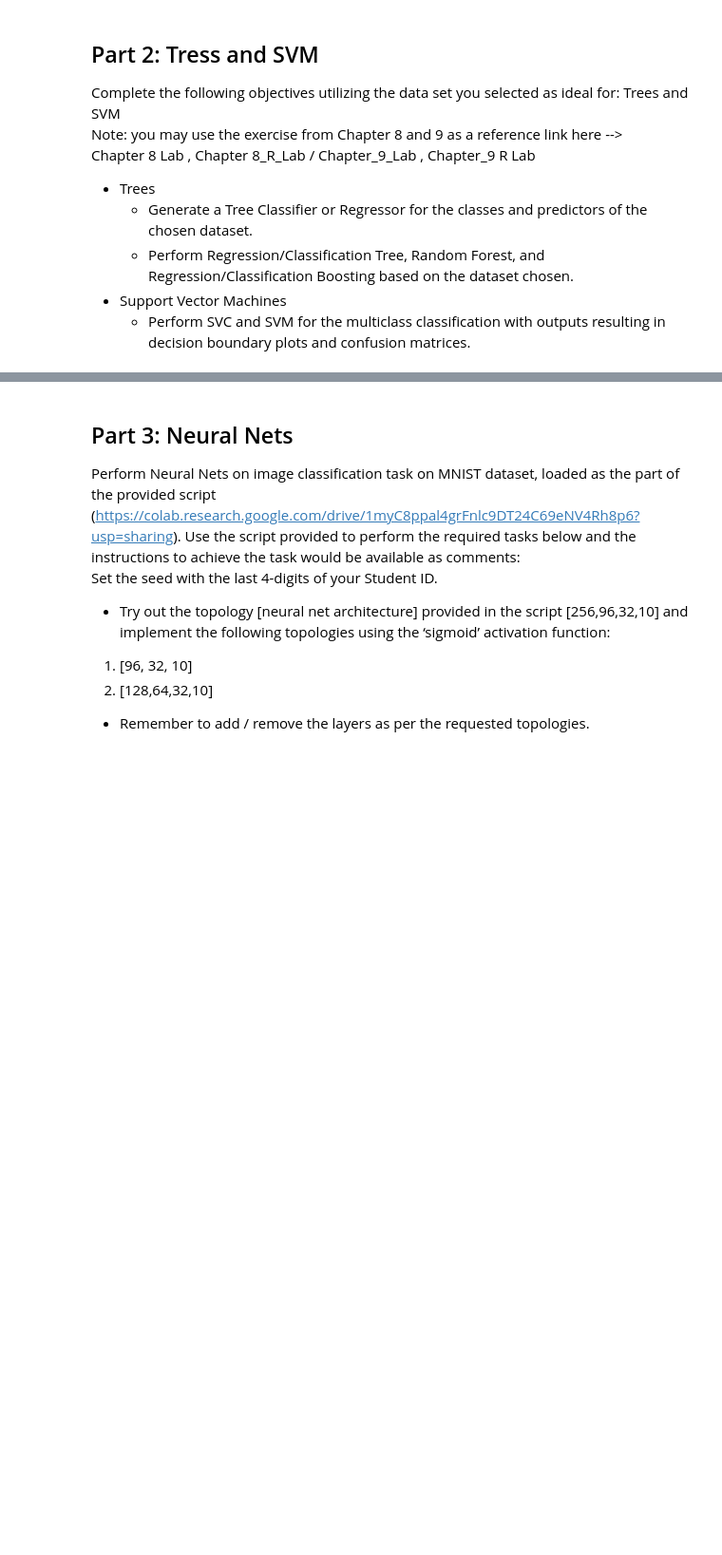
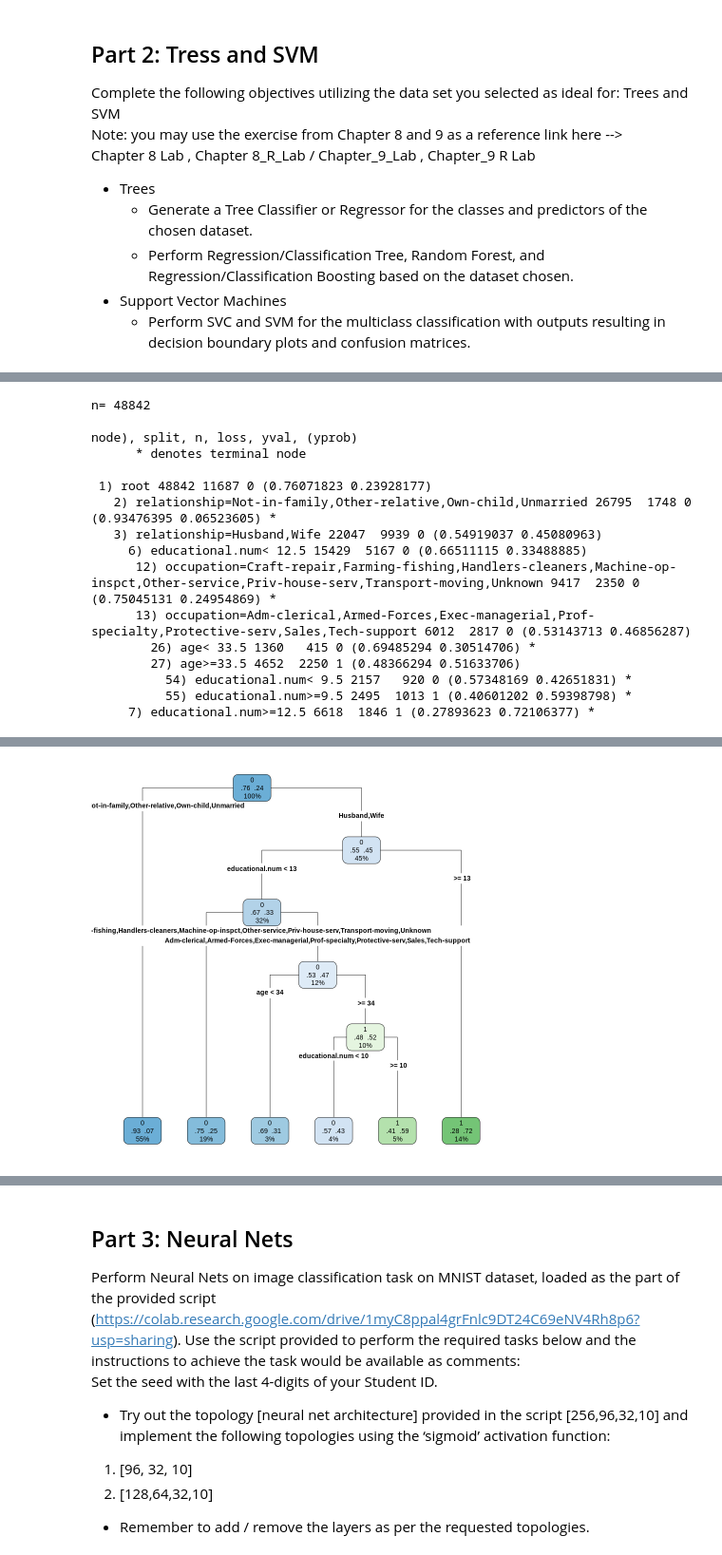
Before and after one commit to joelvinas/COMP-SCI_5565, a Jupyter notebook: Final Project/src/JVinas_COMPSCI_5565_FinalProject.ipynb, the cells around one changed output, grey strips where cells are left out. Shown at 95% size. Drawn from its saved outputs; the diff is of its cells as text; code cells hidden in the pictures; blank space fills up the shorter version.

Commit message:
Added Trees (Section B, Part 1.1)

```diff
--- a/Final Project/src/JVinas_COMPSCI_5565_FinalProject.ipynb
+++ b/Final Project/src/JVinas_COMPSCI_5565_FinalProject.ipynb
@@ -241,0 +367,15 @@ Regression/Classification Boosting based on the dataset chosen.
+# %%
+source_file_url = "https://raw.githubusercontent.com/joelvinas/COMP-SCI_5565/refs/heads/main/Final%20Project/data/adult_income.csv"
+income_data_raw <- read.csv(source_file_url)
+
+# Replace '?' with 'Unknown' in the 'workclass' column
+income_data_raw$workclass[income_data_raw$workclass == "?"] <- "Unknown"
+income_data_raw$occupation[income_data_raw$occupation == "?"] <- "Unknown"
+income_data_raw$native.country[income_data_raw$native.country == "?"] <- "Unknown"
+
+income_data <- income_data_raw
+
+income_data$isHighIncome <- as.numeric(income_data$income == ">50K")
+
+# Display the head of the dataframe to verify
+head(income_data)
@@ -241,0 +392,40 @@ Regression/Classification Boosting based on the dataset chosen.
+# %%
+library(rpart)
+library(rpart.plot)
+
+# Ensure isHighIncome is a factor for classification
+income_data$isHighIncome <- as.factor(income_data$isHighIncome)
+
+# Build the classification tree
+# Exclude 'income', 'fnlwgt', capital.gain and capital.loss as predictors
+# Also exclude "education", as I'd prefer to only use the numeric value
+tree_model <- rpart(
+isHighIncome ~ age + educational.num + marital.status +
+               workclass + occupation + relationship + race + gender +
+               hours.per.week + native.country,
+data = income_data,
+method = "class"
+)
+
+# Print the tree summary
+print(tree_model)
+
+# Plot the tree (optional, for visualization)
+rpart.plot(tree_model, extra = 104, fallen.leaves = TRUE, type = 4, cex = 0.7)
+# %% [output]
+n= 48842
+
+node), split, n, loss, yval, (yprob)
+      * denotes terminal node
+
+ 1) root 48842 11687 0 (0.76071823 0.23928177)
+   2) relationship=Not-in-family,Other-relative,Own-child,Unmarried 26795  1748 0 (0.93476395 0.06523605) *
+   3) relationship=Husband,Wife 22047  9939 0 (0.54919037 0.45080963)
+     6) educational.num< 12.5 15429  5167 0 (0.66511115 0.33488885)
+      12) occupation=Craft-repair,Farming-fishing,Handlers-cleaners,Machine-op-inspct,Other-service,Priv-house-serv,Transport-moving,Unknown 9417  2350 0 (0.75045131 0.24954869) *
+      13) occupation=Adm-clerical,Armed-Forces,Exec-managerial,Prof-specialty,Protective-serv,Sales,Tech-support 6012  2817 0 (0.53143713 0.46856287)
+        26) age< 33.5 1360   415 0 (0.69485294 0.30514706) *
+        27) age>=33.5 4652  2250 1 (0.48366294 0.51633706)
+          54) educational.num< 9.5 2157   920 0 (0.57348169 0.42651831) *
+          55) educational.num>=9.5 2495  1013 1 (0.40601202 0.59398798) *
+     7) educational.num>=12.5 6618  1846 1 (0.27893623 0.72106377) *
@@ -241,0 +434 @@ Regression/Classification Boosting based on the dataset chosen.
+[figure, added]
```
Also changed, not shown: parts of 22 cells of this notebook.
